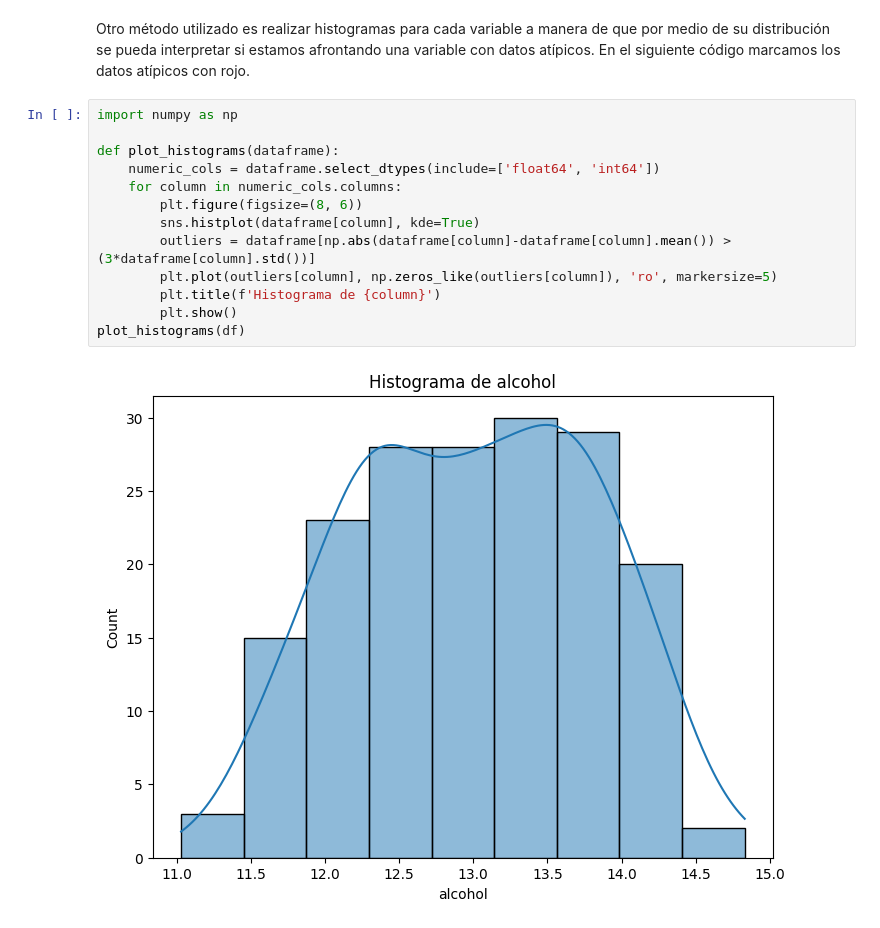
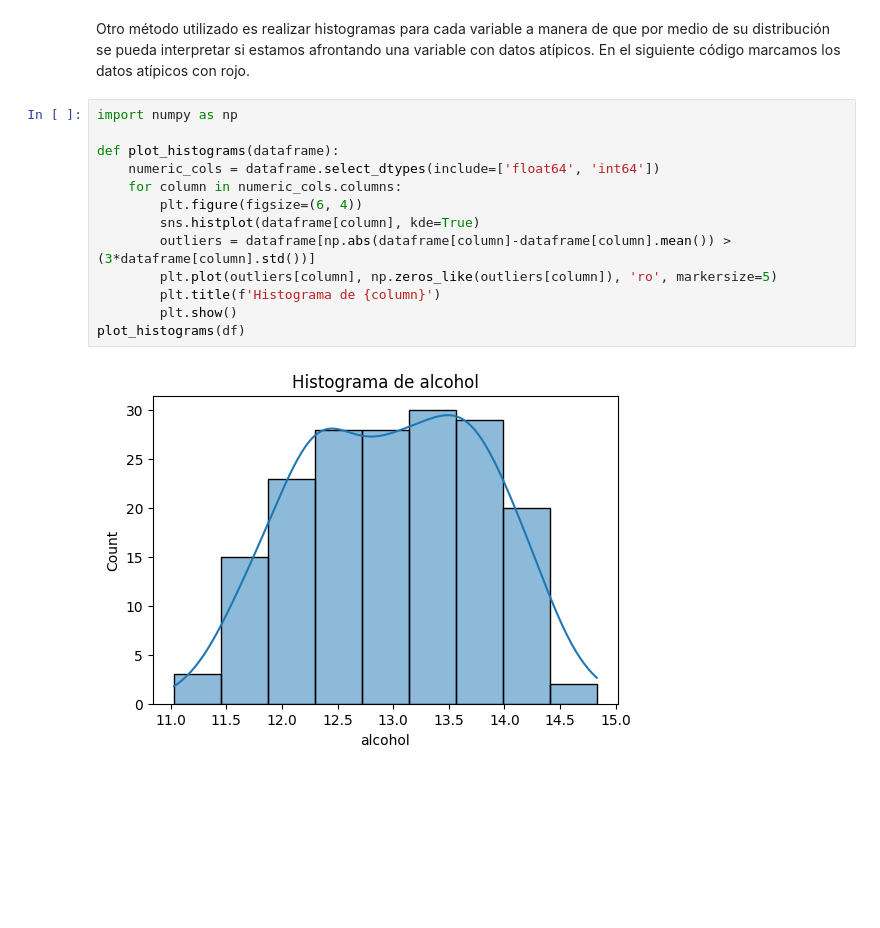
Before and after one commit to gilvardperez/Ciencia-de-datos, a Jupyter notebook: Visualizando_outlier_valores_atípicos.ipynb, the cells around one changed output. Saved outputs shown, nothing was run; the diff lists cells and outputs as text; blank space fills up the shorter version.

```diff
--- a/Visualizando_outlier_valores_atípicos.ipynb
+++ b/Visualizando_outlier_valores_atípicos.ipynb
@@ -187,15 +187,15 @@ En el siguiente código marcamos los datos atípicos con rojo.
 # %%
 import numpy as np
 
 def plot_histograms(dataframe):
     numeric_cols = dataframe.select_dtypes(include=['float64', 'int64'])
     for column in numeric_cols.columns:
-        plt.figure(figsize=(8, 6))
+        plt.figure(figsize=(6, 4))
         sns.histplot(dataframe[column], kde=True)
         outliers = dataframe[np.abs(dataframe[column]-dataframe[column].mean()) > (3*dataframe[column].std())]
         plt.plot(outliers[column], np.zeros_like(outliers[column]), 'ro', markersize=5)
         plt.title(f'Histograma de {column}')
         plt.show()
 plot_histograms(df)
 # %% [output]
-[figure, old version]
+[figure, new version]
```
Also changed, not shown: parts of 2 cells of this notebook.
